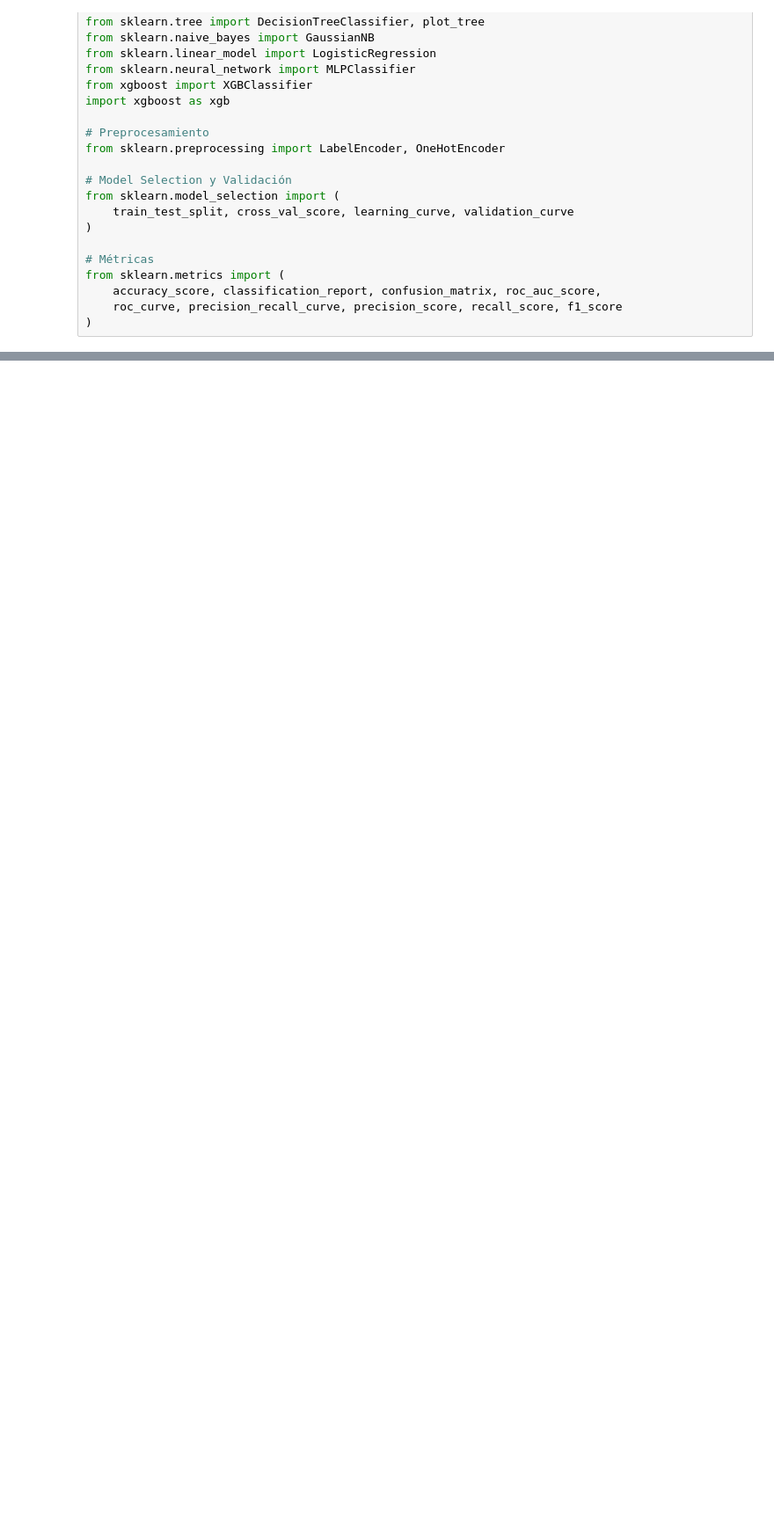
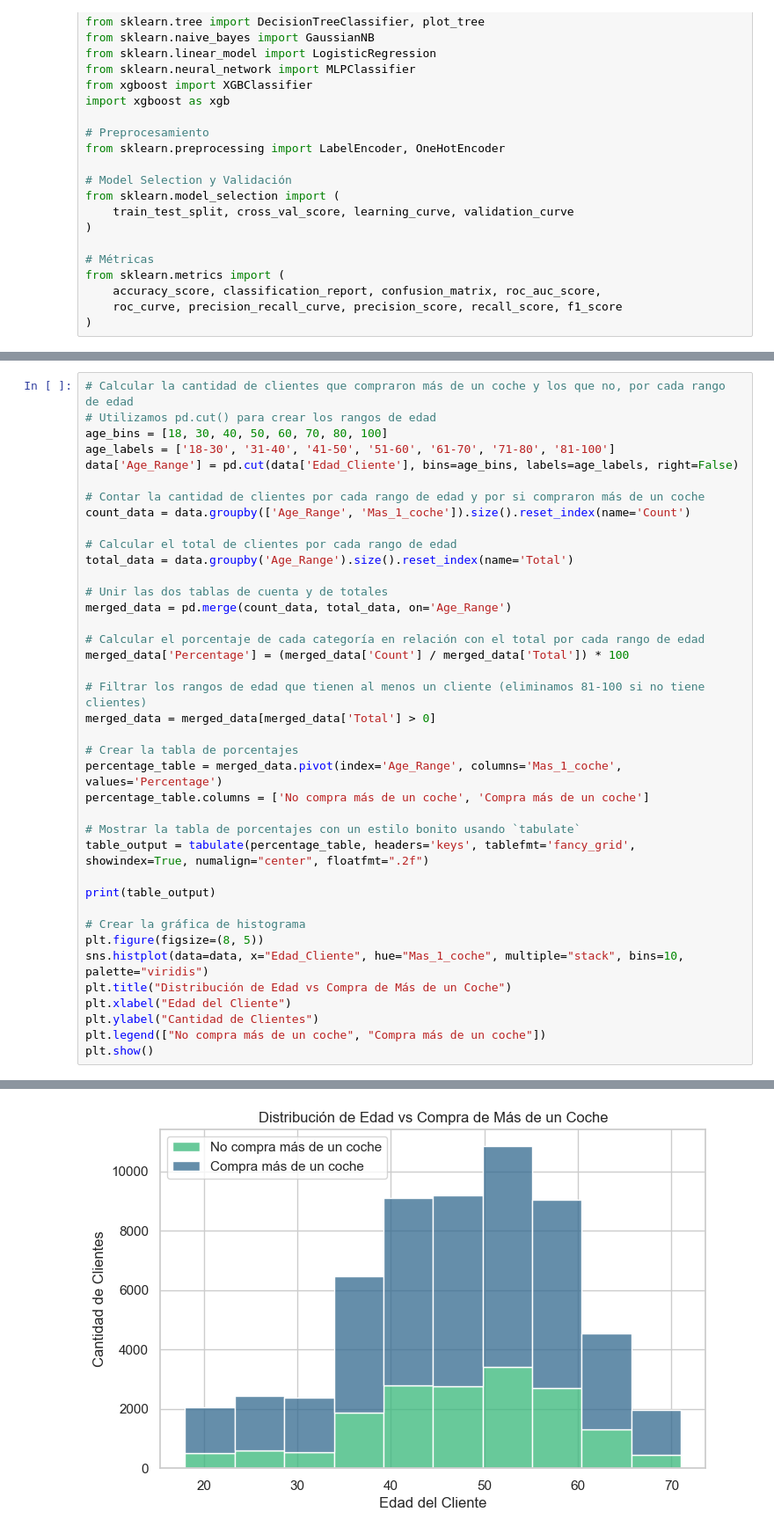
Before and after one commit to josean9/IA-Casos, a Jupyter notebook: documents/eda.ipynb, the cells around one changed output, grey strips where cells are left out. Shown: that part at 88% size. Cells and saved outputs as stored; diff of their text form; blank space fills up the shorter version.

```diff
--- a/documents/eda.ipynb
+++ b/documents/eda.ipynb
@@ -68,0 +229,40 @@ plt.show()
+# %%
+# Calcular la cantidad de clientes que compraron más de un coche y los que no, por cada rango de edad
+# Utilizamos pd.cut() para crear los rangos de edad
+age_bins = [18, 30, 40, 50, 60, 70, 80, 100]
+age_labels = ['18-30', '31-40', '41-50', '51-60', '61-70', '71-80', '81-100']
+data['Age_Range'] = pd.cut(data['Edad_Cliente'], bins=age_bins, labels=age_labels, right=False)
+
+# Contar la cantidad de clientes por cada rango de edad y por si compraron más de un coche
+count_data = data.groupby(['Age_Range', 'Mas_1_coche']).size().reset_index(name='Count')
+
+# Calcular el total de clientes por cada rango de edad
+total_data = data.groupby('Age_Range').size().reset_index(name='Total')
+
+# Unir las dos tablas de cuenta y de totales
+merged_data = pd.merge(count_data, total_data, on='Age_Range')
+
+# Calcular el porcentaje de cada categoría en relación con el total por cada rango de edad
+merged_data['Percentage'] = (merged_data['Count'] / merged_data['Total']) * 100
+
+# Filtrar los rangos de edad que tienen al menos un cliente (eliminamos 81-100 si no tiene clientes)
+merged_data = merged_data[merged_data['Total'] > 0]
+
+# Crear la tabla de porcentajes
+percentage_table = merged_data.pivot(index='Age_Range', columns='Mas_1_coche', values='Percentage')
+percentage_table.columns = ['No compra más de un coche', 'Compra más de un coche']
+
+# Mostrar la tabla de porcentajes con un estilo bonito usando `tabulate`
+table_output = tabulate(percentage_table, headers='keys', tablefmt='fancy_grid', showindex=True, numalign="center", floatfmt=".2f")
+
+print(table_output)
+
+# Crear la gráfica de histograma
+plt.figure(figsize=(8, 5))
+sns.histplot(data=data, x="Edad_Cliente", hue="Mas_1_coche", multiple="stack", bins=10, palette="viridis")
+plt.title("Distribución de Edad vs Compra de Más de un Coche")
+plt.xlabel("Edad del Cliente")
+plt.ylabel("Cantidad de Clientes")
+plt.legend(["No compra más de un coche", "Compra más de un coche"])
+plt.show()
+# %% [output]
@@ -68,0 +284 @@ plt.show()
+[figure, added]
```
Also changed, not shown: parts of 17 cells of this notebook, 2 other files.
